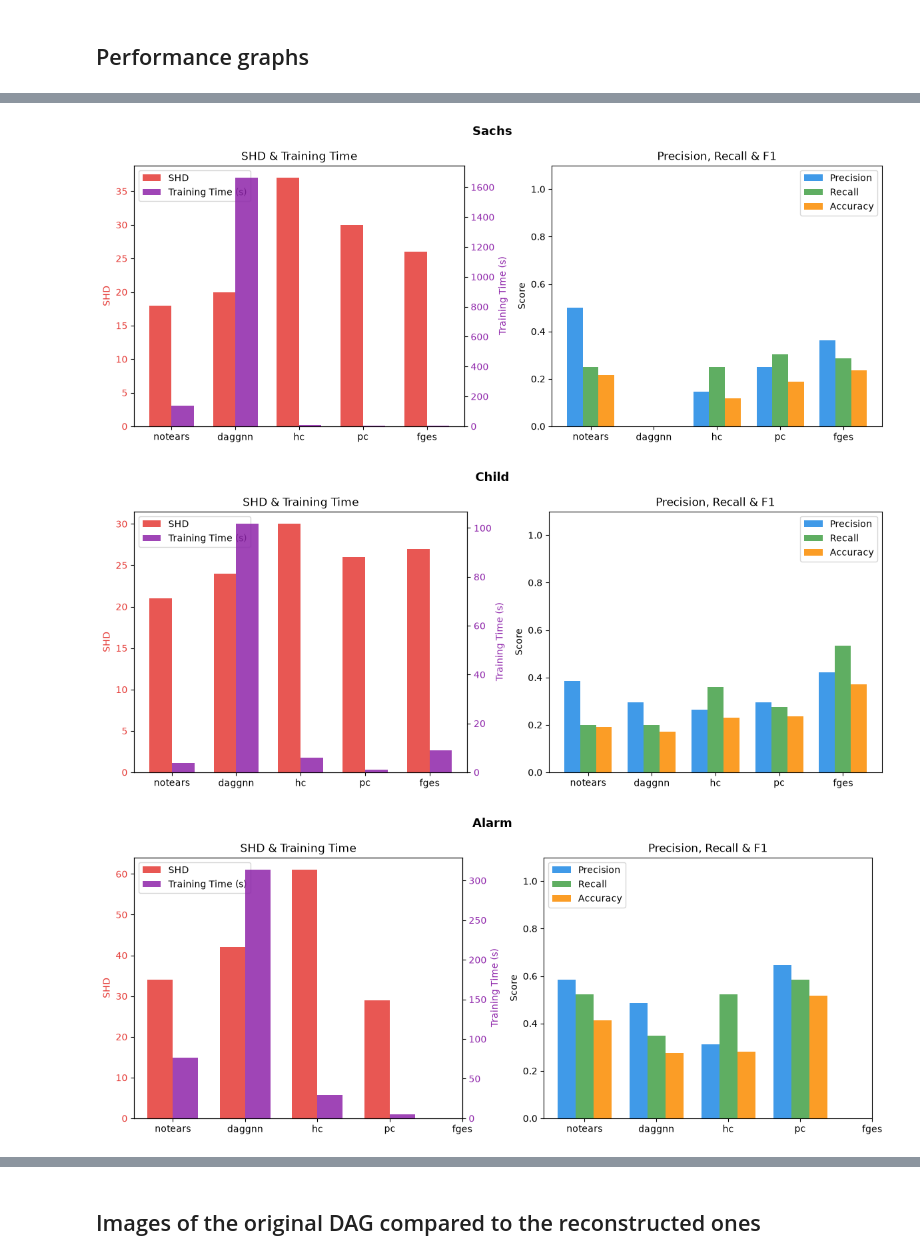
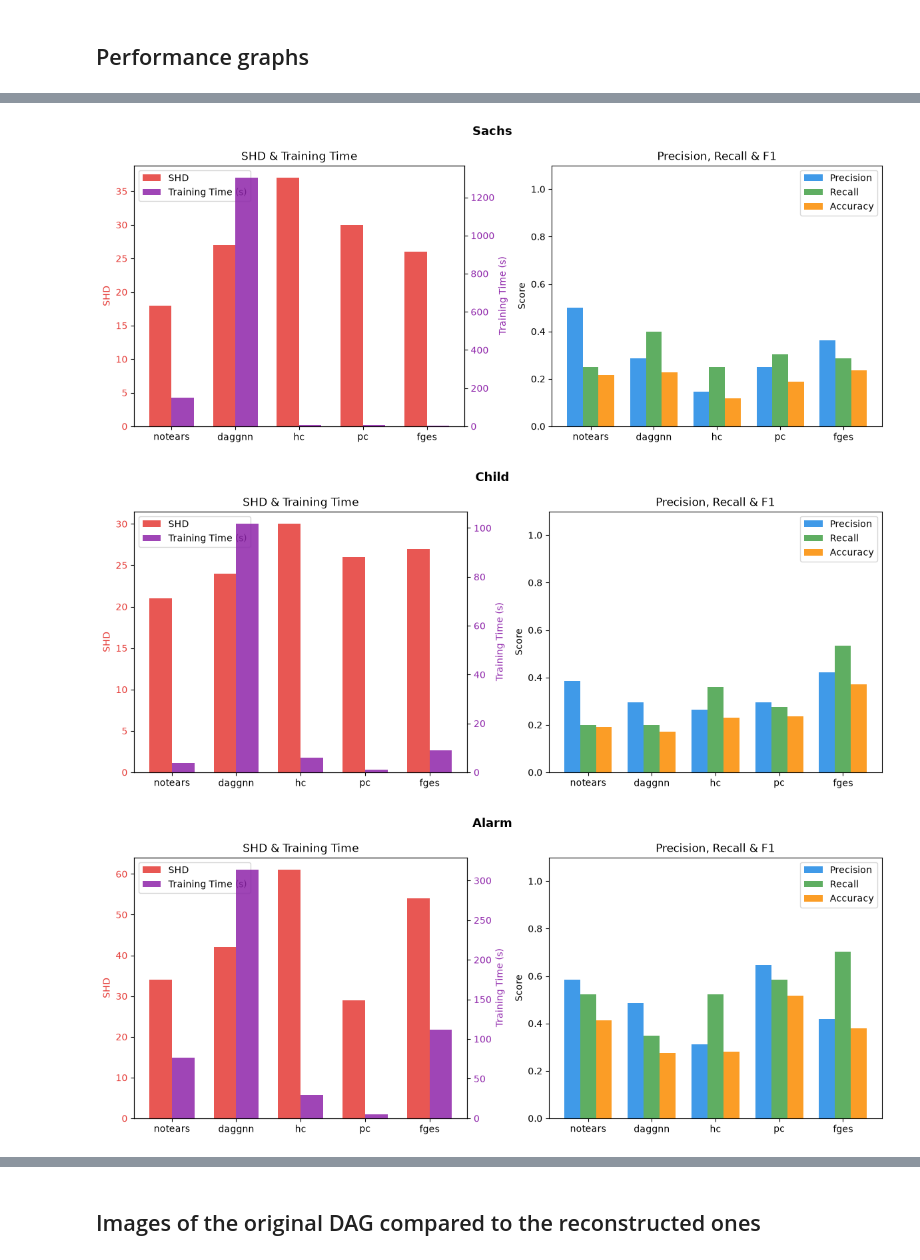
Before and after one commit to Tarekun/bayesian-continuous, a Jupyter notebook: experiment.ipynb, the cells around one changed output, grey strips where cells are left out. Drawn from its saved outputs; the diff is of its cells as text; code cells hidden in the pictures.

```diff
--- a/experiment.ipynb
+++ b/experiment.ipynb
@@ -25,7 +25,7 @@ print(f"Sachs: {sachs_df.shape[0]} samples, {sachs_df.shape[1]} nodes, {len(sach
 
 sachs_notears_result = train_notears(sachs_df, lambda1=0.1, w_threshold=0.6)
 sachs_notears_metrics = graph_metrics(sachs_dag.edges, sachs_notears_result.edges)
-sachs_daggnn_result = train_daggnn(sachs_df, mlp_dimension=32, epochs=100, lr=0.03, graph_threshold=0.2)
+sachs_daggnn_result = train_daggnn(sachs_df, mlp_dimension=64, epochs=100, lr=0.003, graph_threshold=0.3)
 sachs_daggnn_metrics = graph_metrics(sachs_dag.edges, sachs_daggnn_result.edges)
 
 sachs_hc_result = train_hill_climbing(sachs_df)
@@ -163,7 +163,8 @@ alarm_hc_result = train_hill_climbing(alarm_df)
 alarm_hc_metrics = graph_metrics(alarm_dag.edges, alarm_hc_result.edges)
 alarm_pc_result = train_pc(alarm_df, ci_test="pearsonr", significance_level=0.01, max_cond_vars=None)
 alarm_pc_metrics = graph_metrics(alarm_dag.edges, alarm_pc_result.edges)
-# FGES omitted as it does not terminate on this 37-node dataset
+alarm_fges_result = train_fges(alarm_df, method="scatter")
+alarm_fges_metrics = graph_metrics(alarm_dag.edges, alarm_fges_result.edges)
 # %% [output]
 2026-07-06 13:02:37,540 - /home/danie/codice/uni/bayesian-continuous/.venv/lib/python3.12/site-packages/castle/algorithms/gradient/notears/linear.py[line:195] - INFO: [start]: n=1000, d=37, iter_=100, ...
 alarm: 1000 samples, 37 nodes, 46 true edges
@@ -224,6 +215,7 @@ datasets = {
         "daggnn":  (alarm_daggnn_metrics,   alarm_daggnn_result.elapsed_s),
         "hc":      (alarm_hc_metrics,       alarm_hc_result.elapsed_s),
         "pc":      (alarm_pc_metrics,       alarm_pc_result.elapsed_s),
+        "fges":    (alarm_fges_metrics,     alarm_fges_result.elapsed_s),
         # fges: does not terminate on 37-node datasets
     },
 }
@@ -261,35 +253,35 @@ def _plot_dataset(title, algo_data):
     ax_shd_time.set_ylabel("SHD",              color=SHD_COLOR)
     ax_shd_time.tick_params(axis="y",           labelcolor=SHD_COLOR)
     ax_time.set_ylabel("Training Time (s)",     color=TIME_COLOR)
     ax_time.tick_params(axis="y",               labelcolor=TIME_COLOR)
     ax_shd_time.set_title("SHD & Training Time")
     ax_shd_time.legend(handles=[b_shd, b_time], loc="upper left")
 
     # right: precision, recall, F1
     w3 = 0.25
     offsets = [-w3, 0, w3]
     for (metric, color), offset in zip(PRF_COLORS.items(), offsets):
         vals = [algo_data[a][0][metric] if a in algo_data else float("nan") for a in ALGORITHMS]
         ax_prf.bar(x + offset, vals, w3, color=color, alpha=0.85, label=metric.capitalize())
 
     ax_prf.set_xticks(x)
     ax_prf.set_xticklabels(ALGORITHMS)
     ax_prf.set_ylabel("Score")
     ax_prf.set_ylim(0, 1.1)
     ax_prf.set_title("Precision, Recall & F1")
     ax_prf.legend()
 
     fig.tight_layout()
     plt.show()
 
 
 for name, algo_data in datasets.items():
     _plot_dataset(name, algo_data)
 # %% [output]
 [figure]
-[figure, old version]
+[figure, new version]
 [figure]
-[figure, old version]
+[figure, new version]
 # %%
 ALGOS_NO_DAGGNN = [a for a in ALGORITHMS if a != "daggnn"]
 
```
Also changed, not shown: parts of 7 cells of this notebook, 3 other files.
